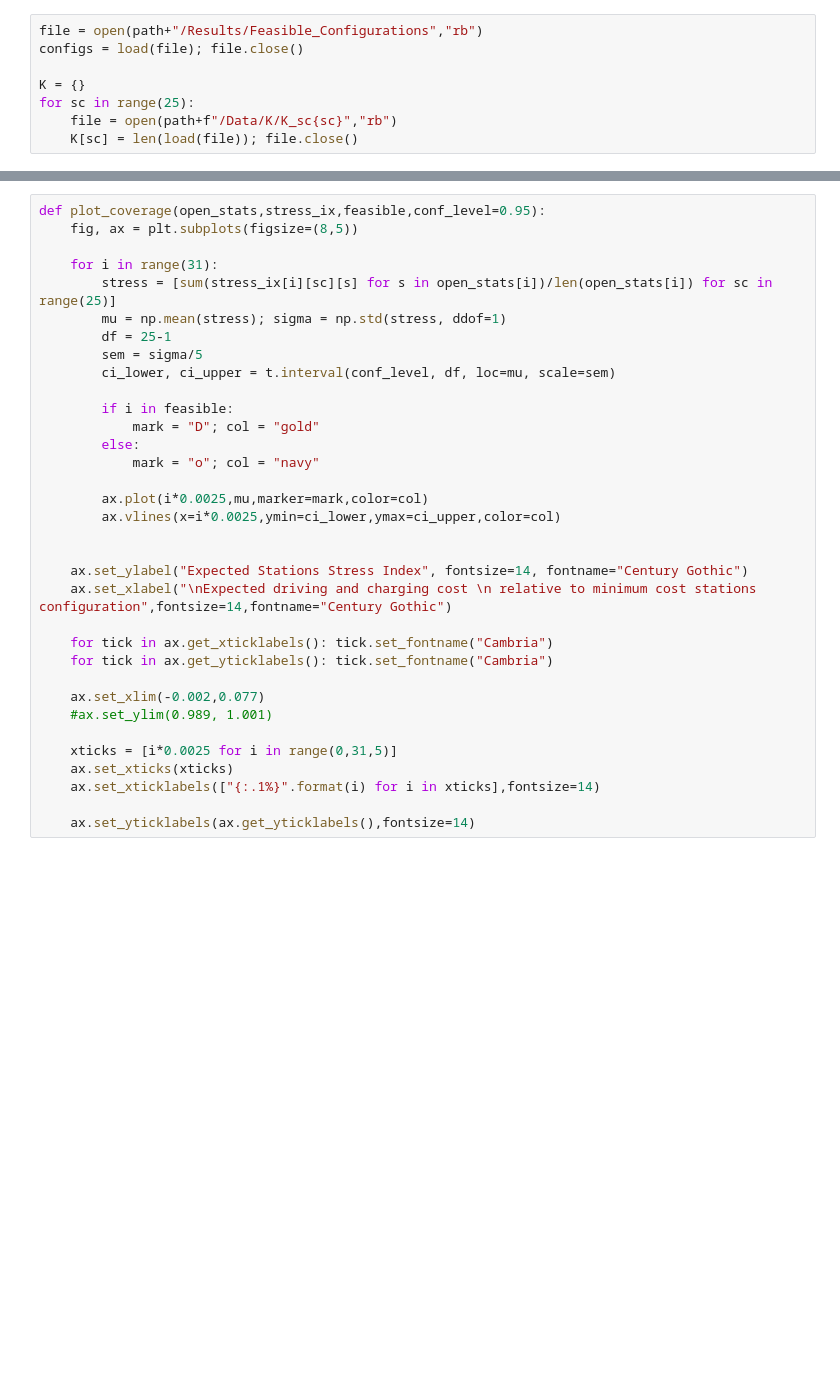
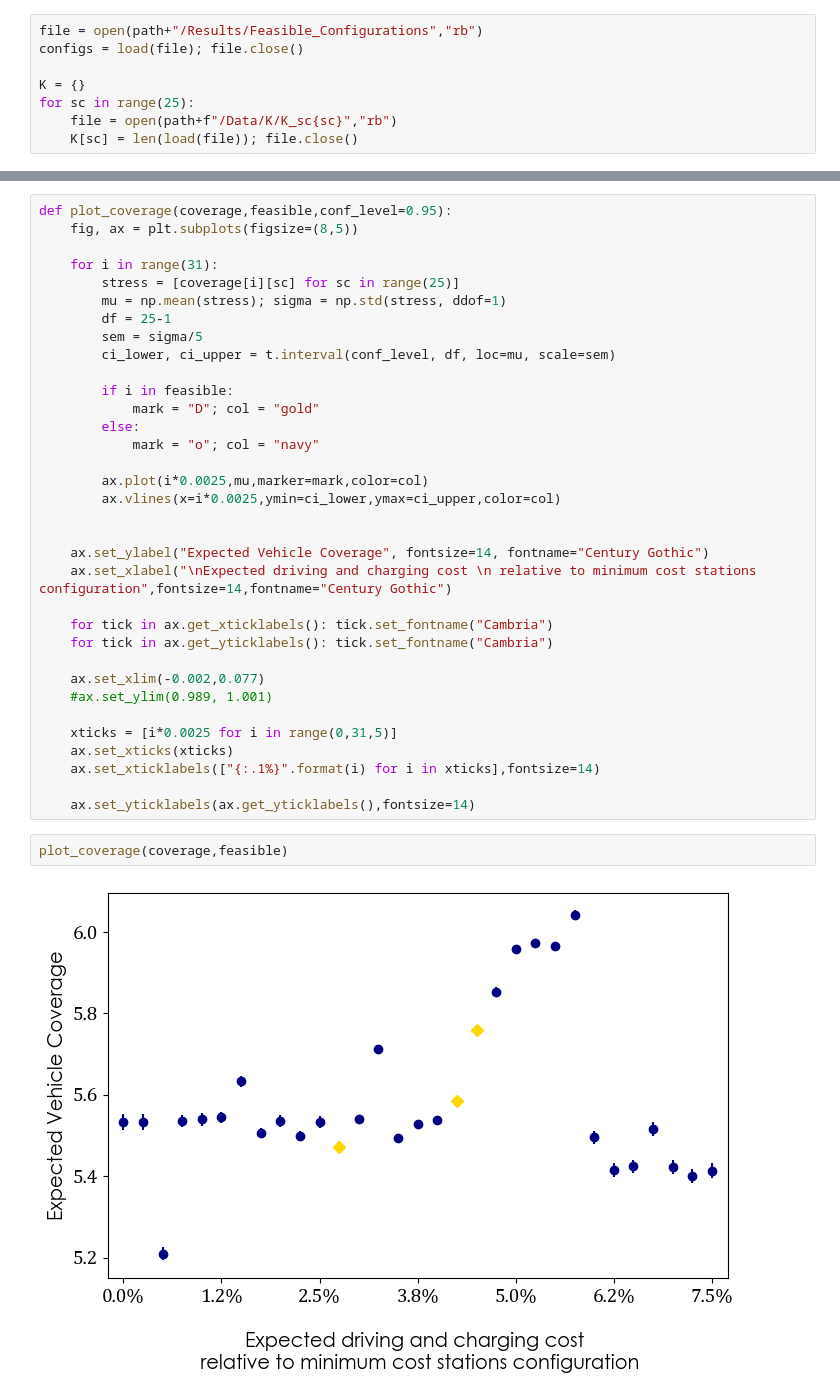
Before and after one commit to juanbeta98/MOPTA-23, a Jupyter notebook: Results.ipynb, the cells around one changed output, grey strips where cells are left out. Drawn from its saved outputs; the diff is of its cells as text; blank space fills up the shorter version.

```diff
--- a/Results.ipynb
+++ b/Results.ipynb
@@ -172,9 +168,9 @@ violin_plots_stations(11,23)
 # %%
-def plot_coverage(open_stats,stress_ix,feasible,conf_level=0.95):
+def plot_coverage(coverage,feasible,conf_level=0.95):
     fig, ax = plt.subplots(figsize=(8,5))
 
     for i in range(31):
-        stress = [sum(stress_ix[i][sc][s] for s in open_stats[i])/len(open_stats[i]) for sc in range(25)]
+        stress = [coverage[i][sc] for sc in range(25)]
         mu = np.mean(stress); sigma = np.std(stress, ddof=1)
         df = 25-1
         sem = sigma/5
@@ -189,7 +185,7 @@ def plot_coverage(open_stats,stress_ix,feasible,conf_level=0.95):
         ax.vlines(x=i*0.0025,ymin=ci_lower,ymax=ci_upper,color=col)
 
 
-    ax.set_ylabel("Expected Stations Stress Index", fontsize=14, fontname="Century Gothic")
+    ax.set_ylabel("Expected Vehicle Coverage", fontsize=14, fontname="Century Gothic")
     ax.set_xlabel("\nExpected driving and charging cost \n relative to minimum cost stations configuration",fontsize=14,fontname="Century Gothic")
 
     for tick in ax.get_xticklabels(): tick.set_fontname("Cambria")
@@ -203,3 +199,7 @@ def plot_coverage(open_stats,stress_ix,feasible,conf_level=0.95):
     ax.set_xticklabels(["{:.1%}".format(i) for i in xticks],fontsize=14)
 
     ax.set_yticklabels(ax.get_yticklabels(),fontsize=14)
+# %%
+plot_coverage(coverage,feasible)
+# %% [output]
+[figure, added]
```
Also changed, not shown: parts of 8 cells of this notebook, 4 other files.
